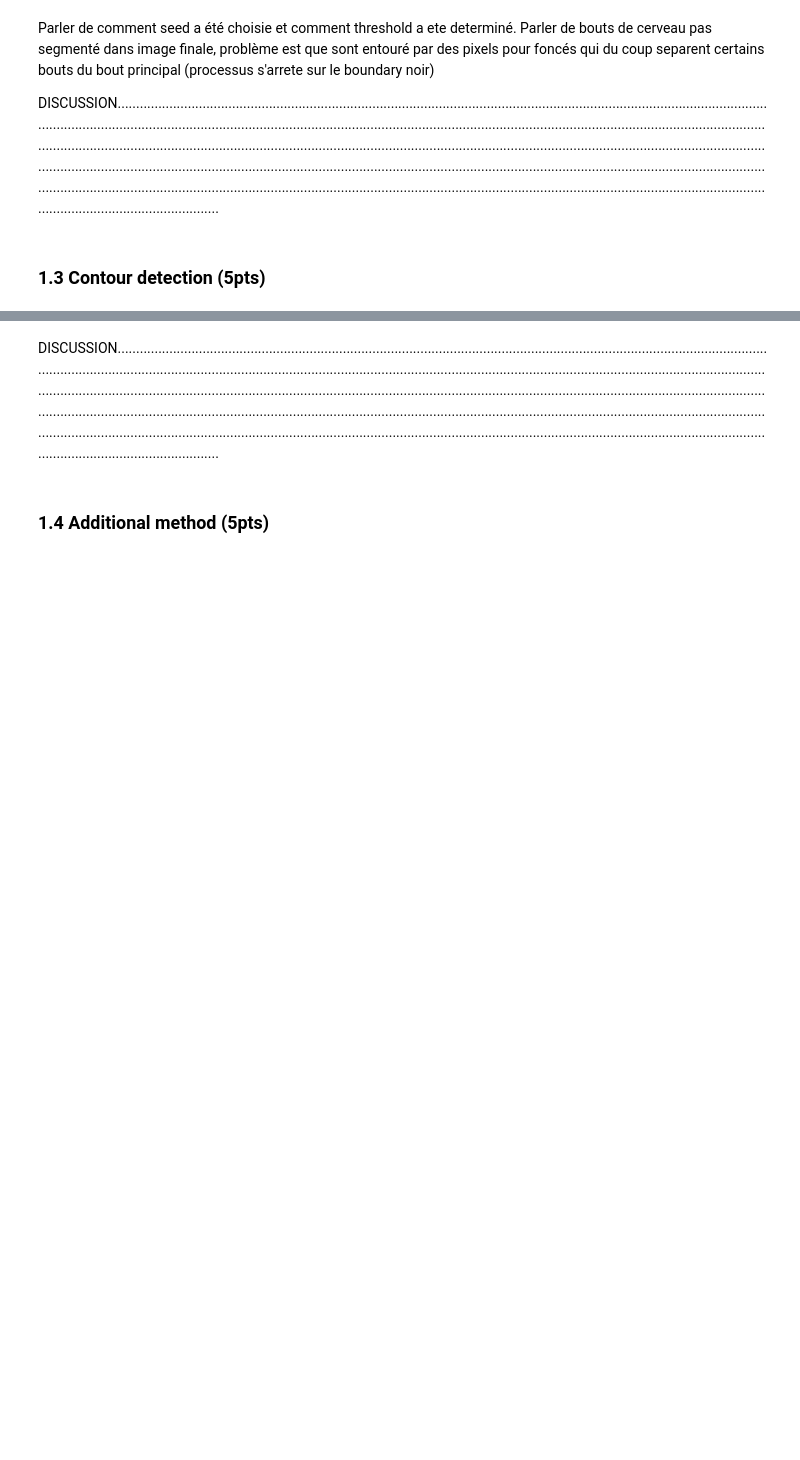
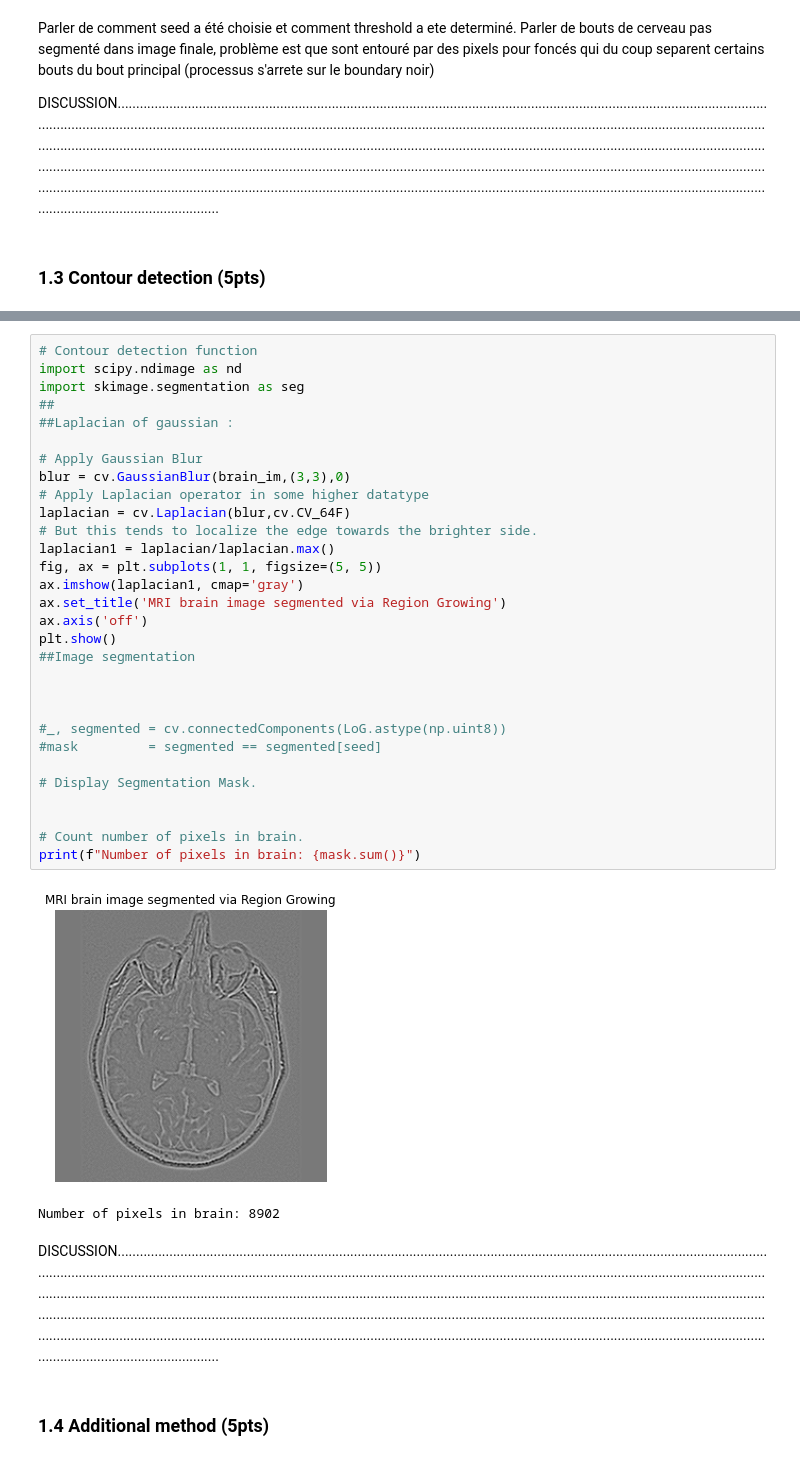
Before and after one commit to Andrea-Oliveri/Image-Processing-Assignements, a Jupyter notebook: Lab 1/lab_01_segmentation.ipynb, the cells around one changed output, grey strips where cells are left out. Cells and saved outputs as stored; diff of their text form; blank space fills up the shorter version.

Commit message:
New laplacian

```diff
--- a/Lab 1/lab_01_segmentation.ipynb
+++ b/Lab 1/lab_01_segmentation.ipynb
@@ -161,3 +107,36 @@ Number of pixels in brain: 8902
+# %%
+# Contour detection function
+import scipy.ndimage as nd
+import skimage.segmentation as seg
+##
+##Laplacian of gaussian :
+
+# Apply Gaussian Blur
+blur = cv.GaussianBlur(brain_im,(3,3),0)
+# Apply Laplacian operator in some higher datatype
+laplacian = cv.Laplacian(blur,cv.CV_64F)
+# But this tends to localize the edge towards the brighter side.
+laplacian1 = laplacian/laplacian.max()
+fig, ax = plt.subplots(1, 1, figsize=(5, 5))
+ax.imshow(laplacian1, cmap='gray')
+ax.set_title('MRI brain image segmented via Region Growing')
+ax.axis('off')
+plt.show()
+##Image segmentation
+
+
+
+#_, segmented = cv.connectedComponents(LoG.astype(np.uint8))
+#mask         = segmented == segmented[seed]
+
+# Display Segmentation Mask.
+
+
+# Count number of pixels in brain.
+print(f"Number of pixels in brain: {mask.sum()}")
+# %% [output]
+[figure, added]
+Number of pixels in brain: 8902
 # %% [markdown]
 DISCUSSION.....................................................................................................................................................................................................................................................................................................................................................................................................................................................................................................................................................................................................................................................................................................................................................................................................................................................................................................................................................................................................................................................
 # %% [markdown]
```
Also changed, not shown: parts of 3 cells of this notebook.
